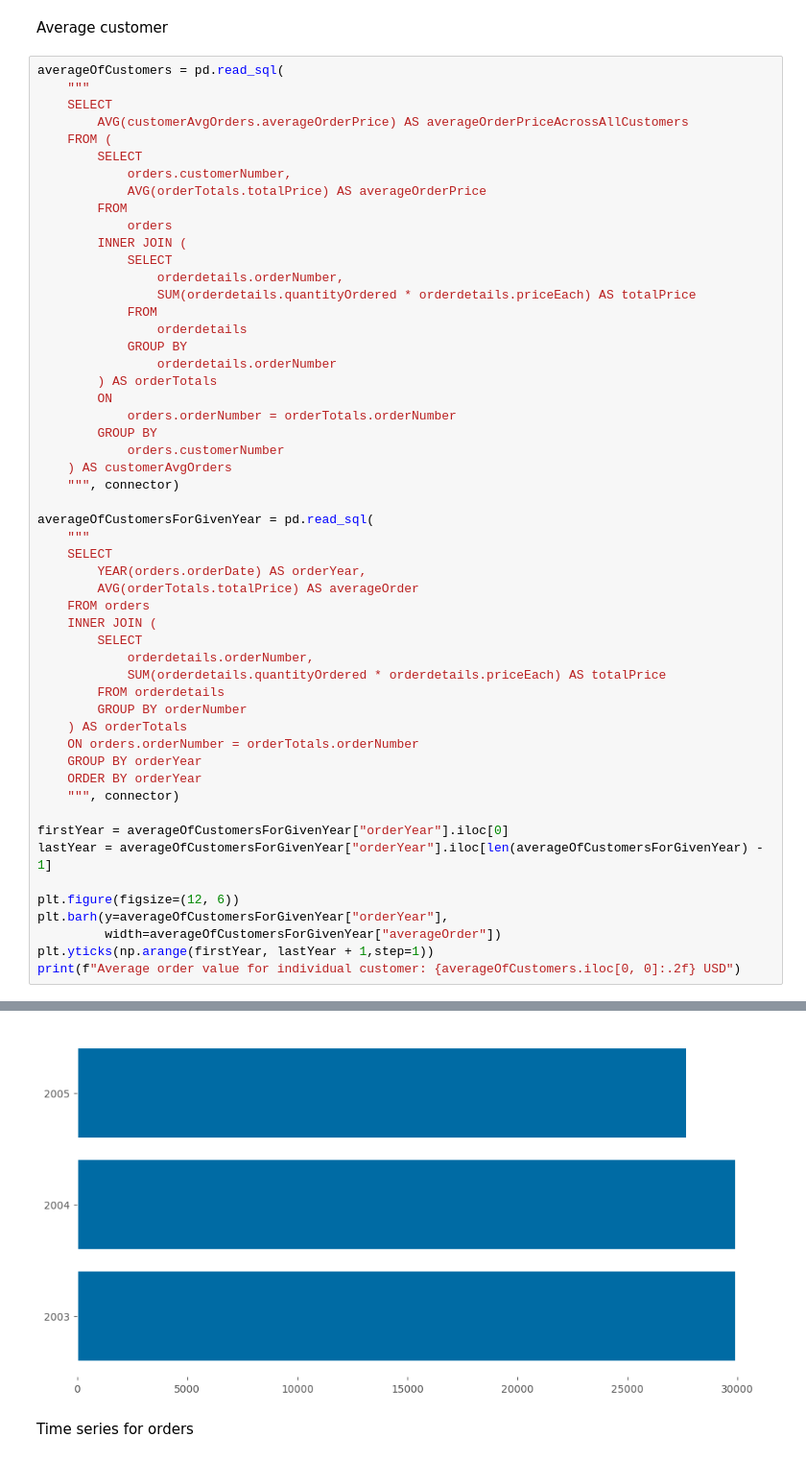
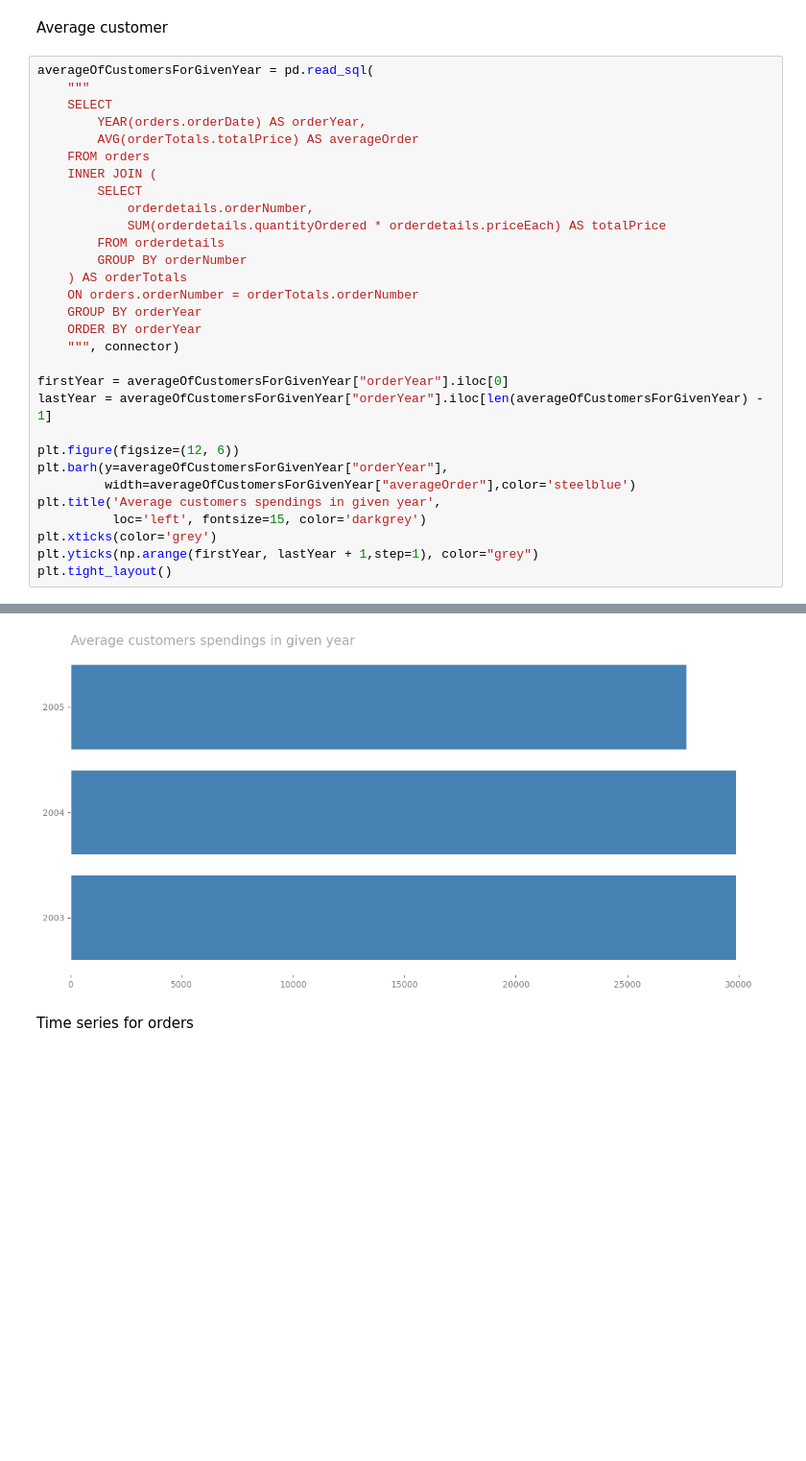
Before and after one commit to OgrodowskiJedrzej/Sales-Analysis, a Jupyter notebook: main.ipynb, the cells around one changed output, grey strips where cells are left out. Shown at 96% size. Cells and saved outputs as stored; diff of their text form; blank space fills up the shorter version.

```diff
--- a/main.ipynb
+++ b/main.ipynb
@@ -145,32 +176,6 @@ Total customers: 122
 # %% [markdown]
 Average customer
 # %%
-averageOfCustomers = pd.read_sql(
-    """
-    SELECT
-        AVG(customerAvgOrders.averageOrderPrice) AS averageOrderPriceAcrossAllCustomers
-    FROM (
-        SELECT
-            orders.customerNumber,
-            AVG(orderTotals.totalPrice) AS averageOrderPrice
-        FROM
-            orders
-        INNER JOIN (
-            SELECT
-                orderdetails.orderNumber,
-                SUM(orderdetails.quantityOrdered * orderdetails.priceEach) AS totalPrice
-            FROM
-                orderdetails
-            GROUP BY
-                orderdetails.orderNumber
-        ) AS orderTotals
-        ON
-            orders.orderNumber = orderTotals.orderNumber
-        GROUP BY
-            orders.customerNumber
-    ) AS customerAvgOrders
-    """, connector)
-
 averageOfCustomersForGivenYear = pd.read_sql(
     """
     SELECT
@@ -194,7 +199,10 @@ lastYear = averageOfCustomersForGivenYear["orderYear"].iloc[len(averageOfCustome
 
 plt.figure(figsize=(12, 6))
 plt.barh(y=averageOfCustomersForGivenYear["orderYear"],
-         width=averageOfCustomersForGivenYear["averageOrder"])
-plt.yticks(np.arange(firstYear, lastYear + 1,step=1))
-print(f"Average order value for individual customer: {averageOfCustomers.iloc[0, 0]:.2f} USD")
+         width=averageOfCustomersForGivenYear["averageOrder"],color='steelblue')
+plt.title('Average customers spendings in given year',
+          loc='left', fontsize=15, color='darkgrey')
+plt.xticks(color='grey')
+plt.yticks(np.arange(firstYear, lastYear + 1,step=1), color="grey")
+plt.tight_layout()
 # %% [output]
@@ -202,4 +209,4 @@ Average order value for individual customer: 29049.30 USD
-[figure, old version]
+[figure, new version]
 # %% [markdown]
 Time series for orders
 # %%
```
Also changed, not shown: parts of 6 cells of this notebook.
